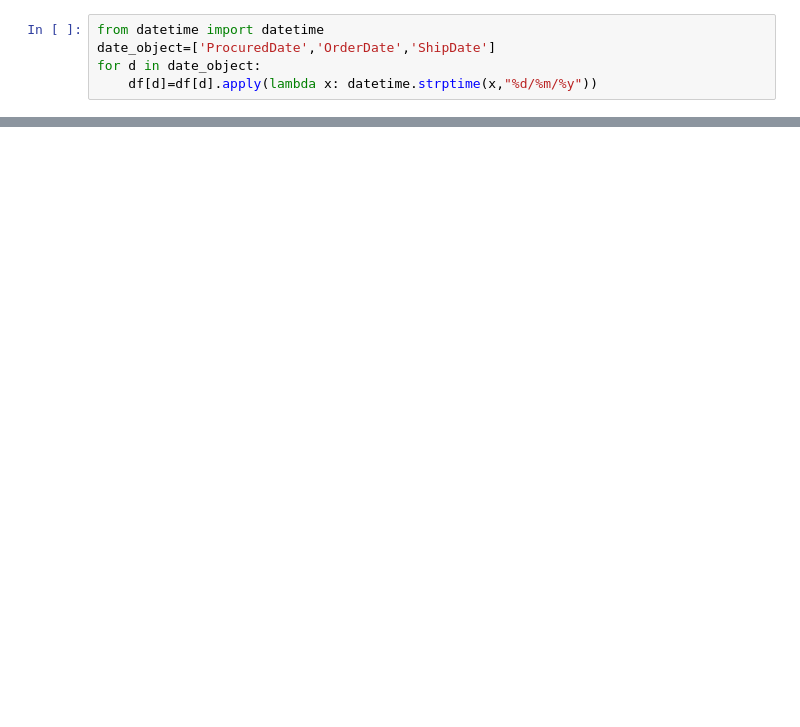
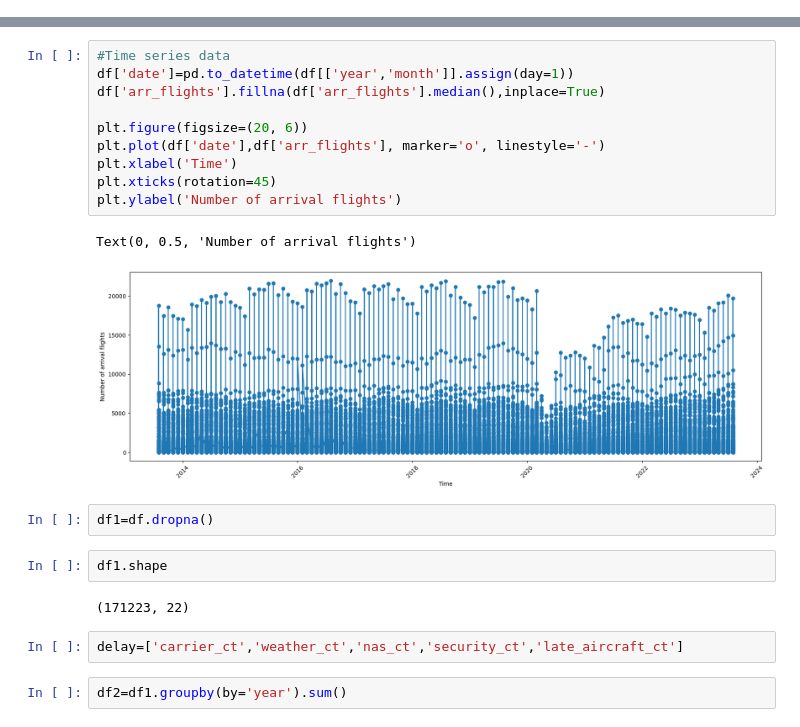
Before and after one commit to rohit-01042002/projects, a Jupyter notebook: Untitled.ipynb, the cells around one changed output, grey strips where cells are left out. Cells and saved outputs as stored; diff of their text form; blank space fills up the shorter version.

```diff
--- a/Untitled.ipynb
+++ b/Untitled.ipynb
@@ -42,5 +53,0 @@ memory usage: 999.0+ KB
-# %%
-from datetime import datetime
-date_object=['ProcuredDate','OrderDate','ShipDate']
-for d in date_object:
-    df[d]=df[d].apply(lambda x: datetime.strptime(x,"%d/%m/%y"))
@@ -274,0 +147,23 @@ y_pred=model.predict(x_test)
+# %%
+#Time series data
+df['date']=pd.to_datetime(df[['year','month']].assign(day=1))
+df['arr_flights'].fillna(df['arr_flights'].median(),inplace=True)
+
+plt.figure(figsize=(20, 6))
+plt.plot(df['date'],df['arr_flights'], marker='o', linestyle='-')
+plt.xlabel('Time')
+plt.xticks(rotation=45)
+plt.ylabel('Number of arrival flights')
+# %% [output]
+Text(0, 0.5, 'Number of arrival flights')
+[figure, added]
+# %%
+df1=df.dropna()
+# %%
+df1.shape
+# %% [output]
+(171223, 22)
+# %%
+delay=['carrier_ct','weather_ct','nas_ct','security_ct','late_aircraft_ct']
+# %%
+df2=df1.groupby(by='year').sum()
```
Also changed, not shown: parts of 73 cells of this notebook.
